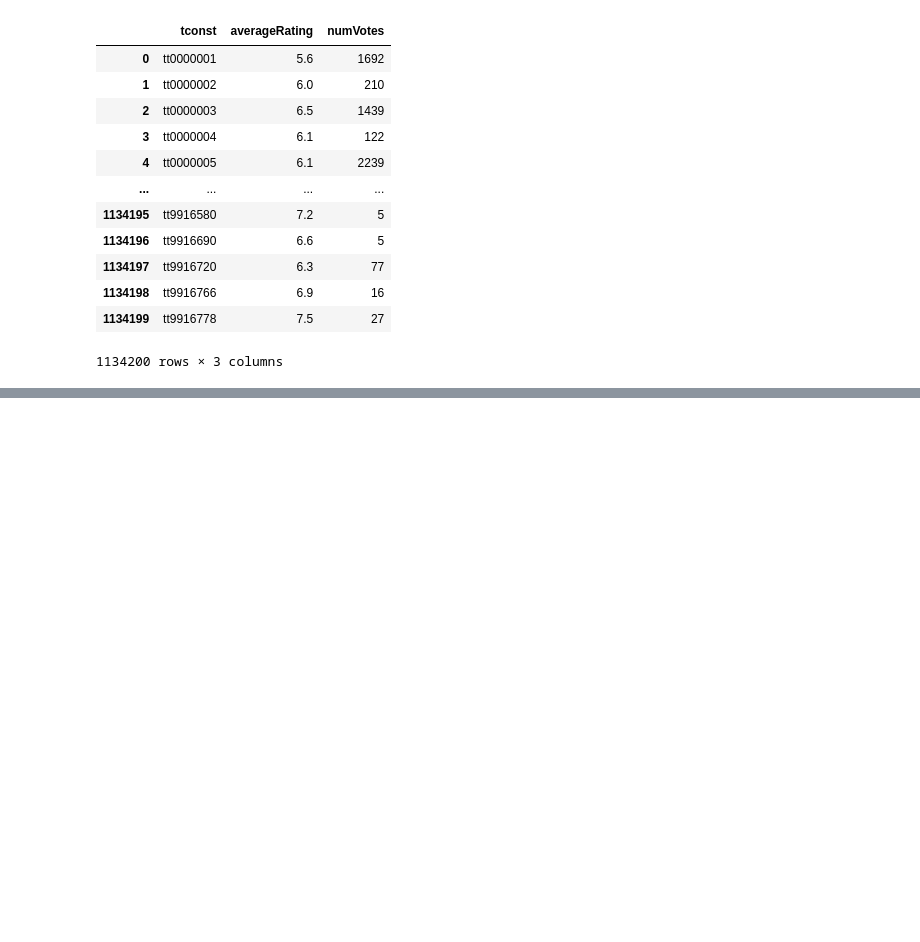
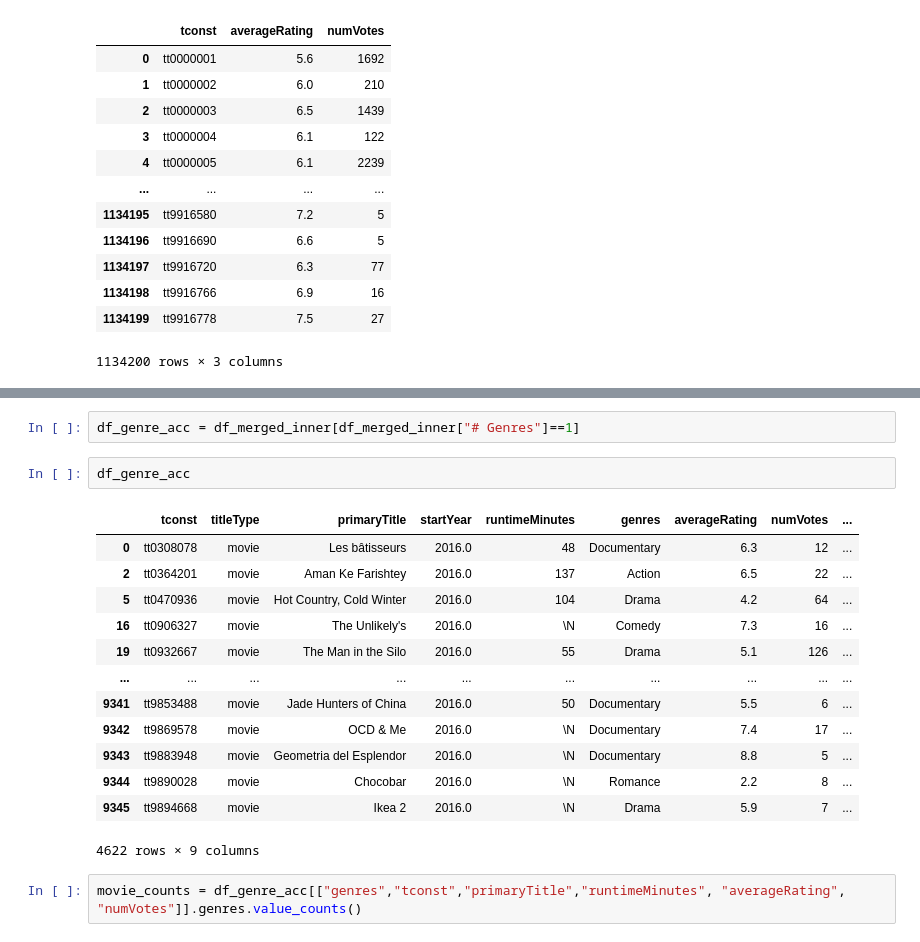
Before and after one commit to usmanali-arshi/PandemicViewership, a Jupyter notebook: cleaning.ipynb, the cells around one changed output, grey strips where cells are left out. Cells and saved outputs as stored; diff of their text form; blank space fills up the shorter version.

```diff
--- a/cleaning.ipynb
+++ b/cleaning.ipynb
@@ -138,0 +251,20 @@ df_merged_inner.shape
+# %%
+df_genre_acc = df_merged_inner[df_merged_inner["# Genres"]==1]
+# %%
+df_genre_acc
+# %% [output]
+|  | tconst | titleType | primaryTitle | startYear | runtimeMinutes | genres | averageRating | numVotes | ... |
+| 0 | tt0308078 | movie | Les bâtisseurs | 2016.0 | 48 | Documentary | 6.3 | 12 | ... |
+| 2 | tt0364201 | movie | Aman Ke Farishtey | 2016.0 | 137 | Action | 6.5 | 22 | ... |
+| 5 | tt0470936 | movie | Hot Country, Cold Winter | 2016.0 | 104 | Drama | 4.2 | 64 | ... |
+| 16 | tt0906327 | movie | The Unlikely's | 2016.0 | \N | Comedy | 7.3 | 16 | ... |
+| 19 | tt0932667 | movie | The Man in the Silo | 2016.0 | 55 | Drama | 5.1 | 126 | ... |
+| ... | ... | ... | ... | ... | ... | ... | ... | ... | ... |
+| 9341 | tt9853488 | movie | Jade Hunters of China | 2016.0 | 50 | Documentary | 5.5 | 6 | ... |
+| 9342 | tt9869578 | movie | OCD & Me | 2016.0 | \N | Documentary | 7.4 | 17 | ... |
+| 9343 | tt9883948 | movie | Geometria del Esplendor | 2016.0 | \N | Documentary | 8.8 | 5 | ... |
+| 9344 | tt9890028 | movie | Chocobar | 2016.0 | \N | Romance | 2.2 | 8 | ... |
+| 9345 | tt9894668 | movie | Ikea 2 | 2016.0 | \N | Drama | 5.9 | 7 | ... |
+4622 rows × 9 columns
+# %%
+movie_counts = df_genre_acc[["genres","tconst","primaryTitle","runtimeMinutes", "averageRating", "numVotes"]].genres.value_counts()
```
Also changed, not shown: parts of 32 cells of this notebook.
